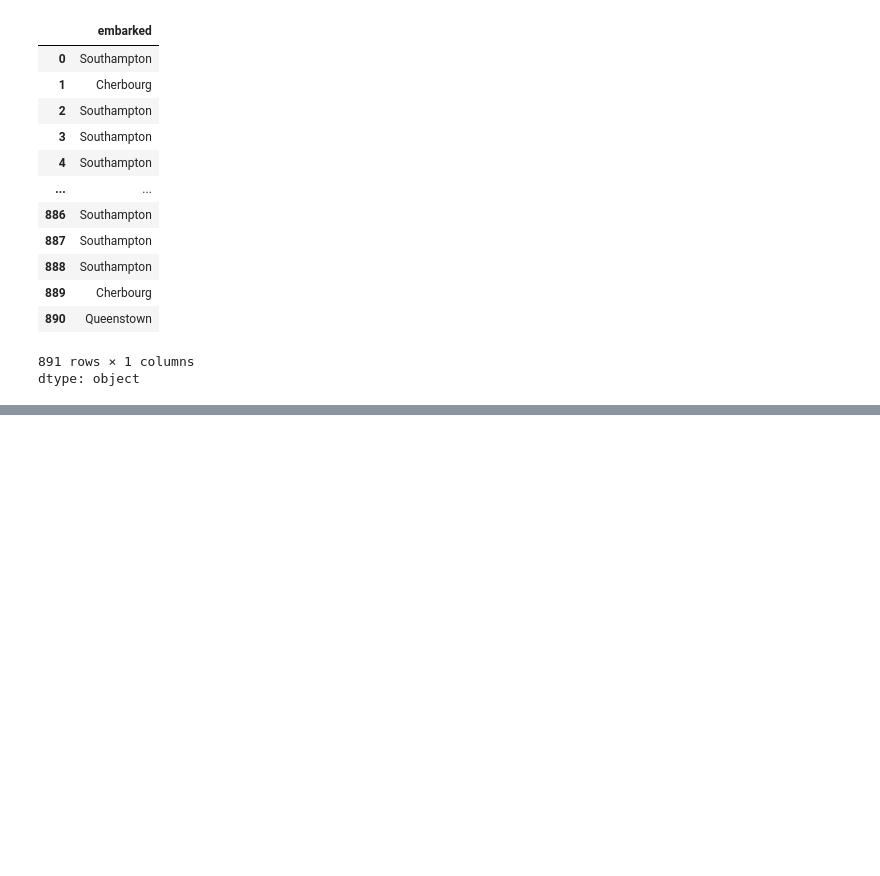
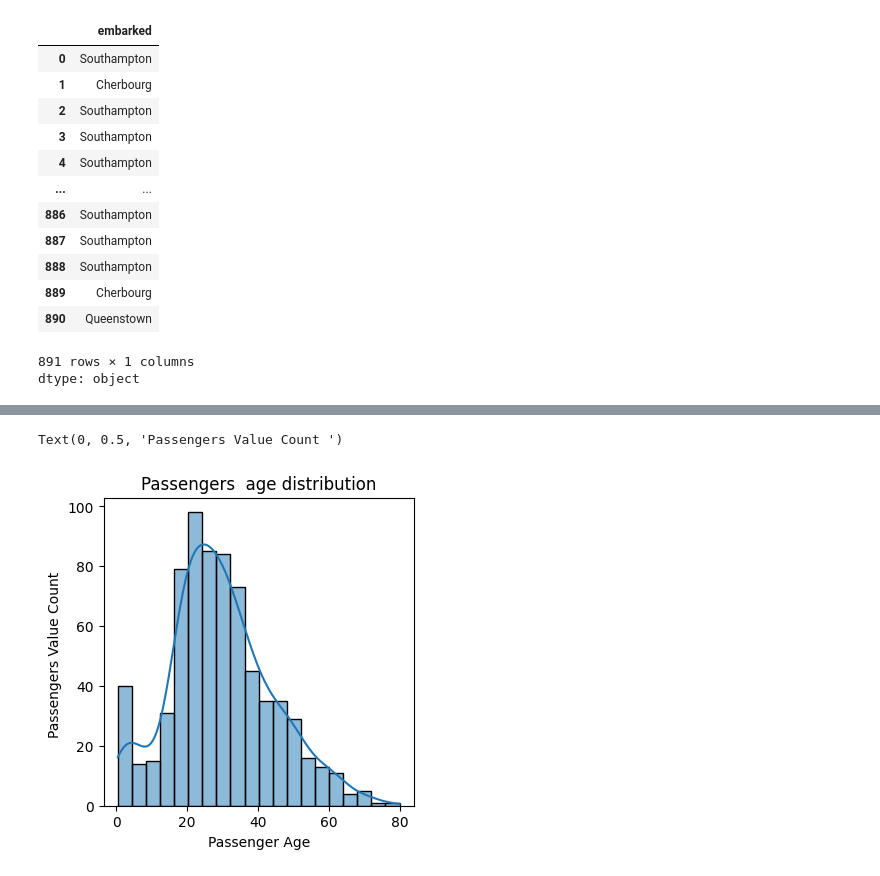
Before and after one commit to sreeparvathitk/python-projects, a Jupyter notebook: titanic.ipynb, the cells around one changed output, grey strips where cells are left out. Drawn from its saved outputs; the diff is of its cells as text; code cells hidden in the pictures; blank space fills up the shorter version.

```diff
--- a/titanic.ipynb
+++ b/titanic.ipynb
@@ -149,0 +163,10 @@ dtype: object
+# %%
+#distribution of passenger age
+plt.figure(figsize=(4,4))
+sns.histplot(df["age"], kde=True)
+plt.title("Passengers  age distribution")
+plt.xlabel("Passenger Age")
+plt.ylabel("Passengers Value Count ")
+# %% [output]
+Text(0, 0.5, 'Passengers Value Count ')
+[figure, added]
```
Also changed, not shown: parts of 8 cells of this notebook.
